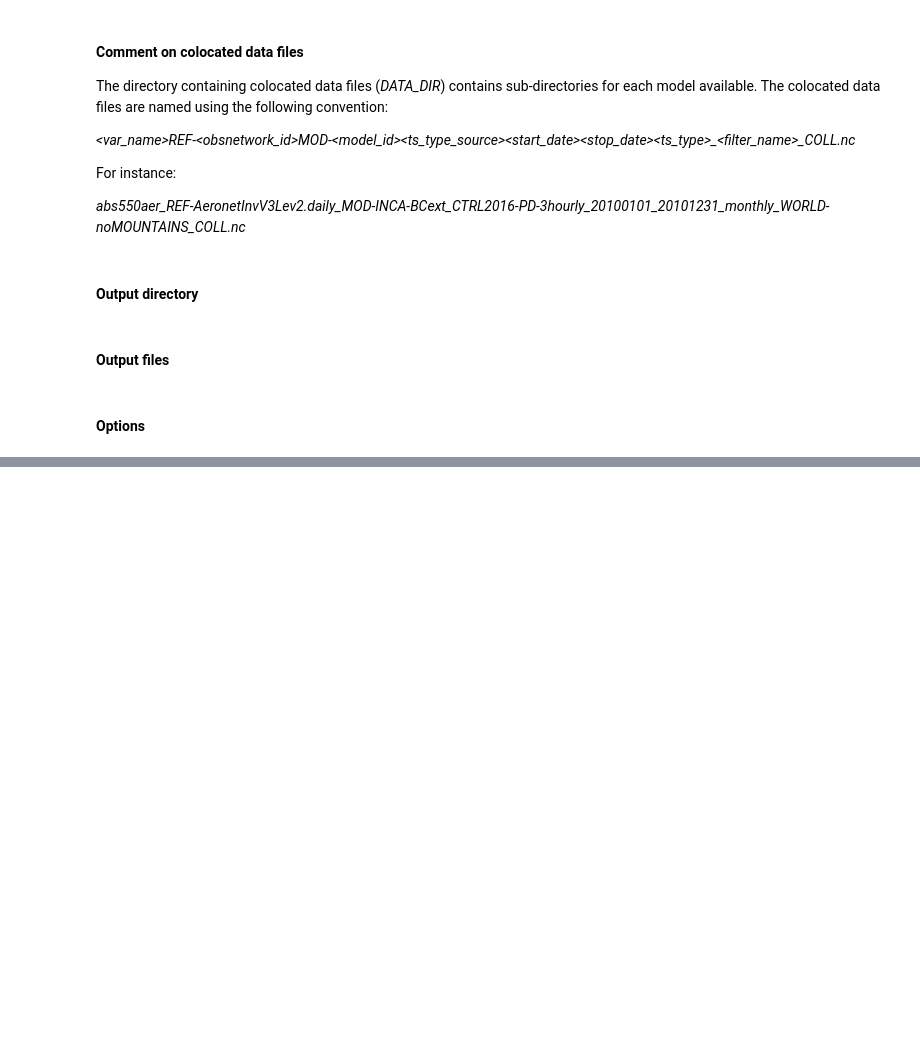
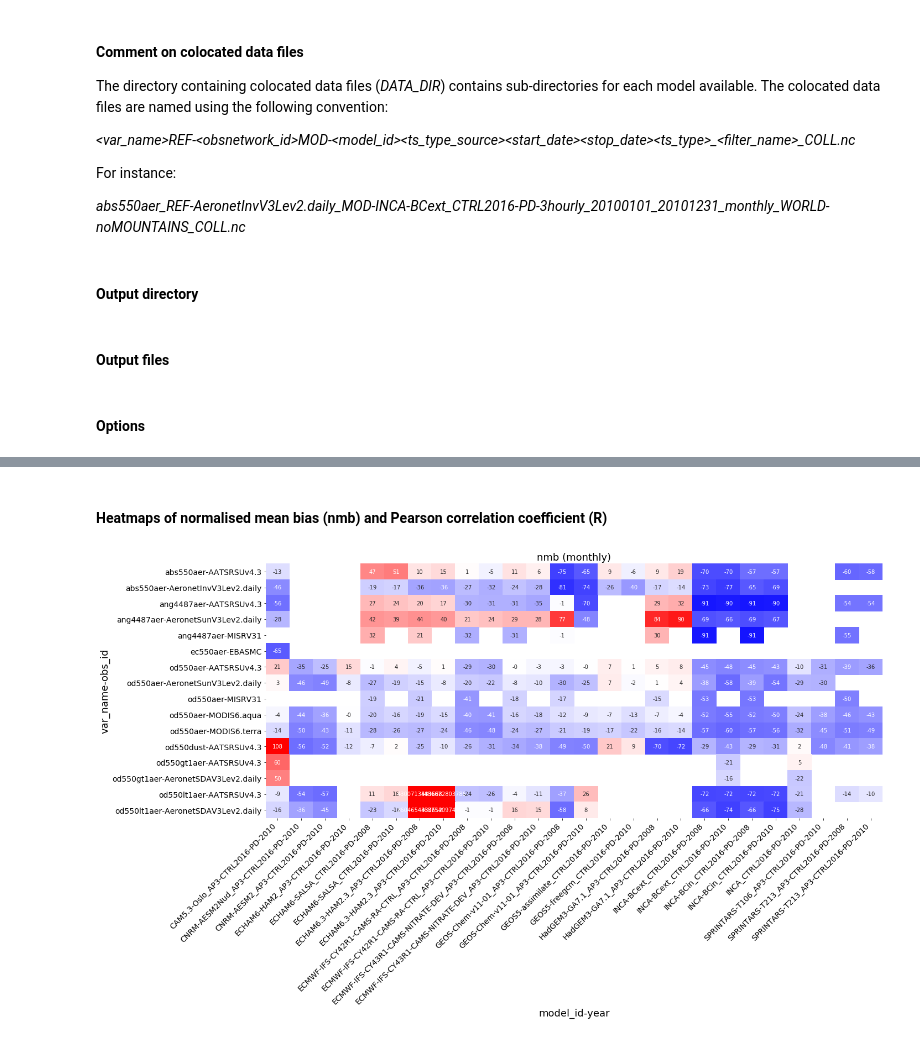
Before and after one commit to metno/pyaerocom-synthesis, a Jupyter notebook: MultiModelObsVarCompare.ipynb, the cells around one changed output, grey strips where cells are left out. Cells and saved outputs as stored; diff of their text form; code cells hidden in the pictures; blank space fills up the shorter version.

Commit message:
Added new results and worked on heatmaps

```diff
--- a/MultiModelObsVarCompare.ipynb
+++ b/MultiModelObsVarCompare.ipynb
@@ -49,4 +50,6 @@ RELOAD_RESULTS = False
 
 # It True, all heatmaps created below are saved as png in the above specified output directory
 SAVE_HEATMAPS = True
+
+SELECTIVE = False
 # %% [markdown]
@@ -54,15 +57,2 @@ SAVE_HEATMAPS = True
 
 First, check if results table exists and if not make sure results are reloaded. Then read results using reading class *ReadColocatedData*.
-# %%
-if not os.path.exists(RESULT_TABLE):
-    RELOAD_RESULTS = True
-# %%
-from helpers.io import ReadColocatedData
-reader = ReadColocatedData(DATA_DIR)
-
-if RELOAD_RESULTS:
-    table = reader.compute_statistics_table()
-    table.to_csv(RESULT_TABLE)
-else:
-    table = reader.read_statistics_table_csv(RESULT_TABLE)
-table #note that this table is also stored in reader.stats_table
@@ -73,0 +70,15 @@ table #note that this table is also stored in reader.stats_table
+# %%
+if SELECTIVE:
+    if RELOAD_RESULTS or not os.path.exists(RESULT_TABLE):
+        # searches for obs_id, var_name, model_id (OVM) combinations so that for each of these, exatly one row exist.
+        table = reader.compute_statistics_table_unique(ts_type_src='daily', # preferred ts_type of original model-data
+                                                       flex_search=True) # if OVM combination does not exist, use other
+
+    else:
+        table = reader.read_statistics_table_csv(RESULT_TABLE)
+else:
+    if RELOAD_RESULTS or not os.path.exists(RESULT_TABLE_ALL):
+        table = reader.compute_statistics_table()
+        table.to_csv(RESULT_TABLE_ALL)
+    else:
+        table = reader.read_statistics_table_csv(RESULT_TABLE_ALL)
@@ -74,4 +109,9 @@ table #note that this table is also stored in reader.stats_table
+# %% [markdown]
+#### Heatmaps of normalised mean bias (nmb) and Pearson correlation coefficient (R)
 # %%
-ax=reader.plot_heatmap(colname='NMB', ts_type='monthly', color_rowwise=False,
-                       figsize=(20, 12), center=0, vmin=-100, vmax=100, output_dir=OUTPUT_DIR, savefig=SAVE_HEATMAPS)
+from helpers.io import plot_heatmap
+ax = plot_heatmap(table, colname='nmb', ts_type='monthly', color_rowwise=False,
+                  figsize=(20, 12), center=0, vmin=-100, vmax=100, output_dir=OUTPUT_DIR, savefig=SAVE_HEATMAPS)
+# %% [output]
+[figure, added]
 # %%
```
Also changed, not shown: parts of 14 cells of this notebook, 5 other files.
